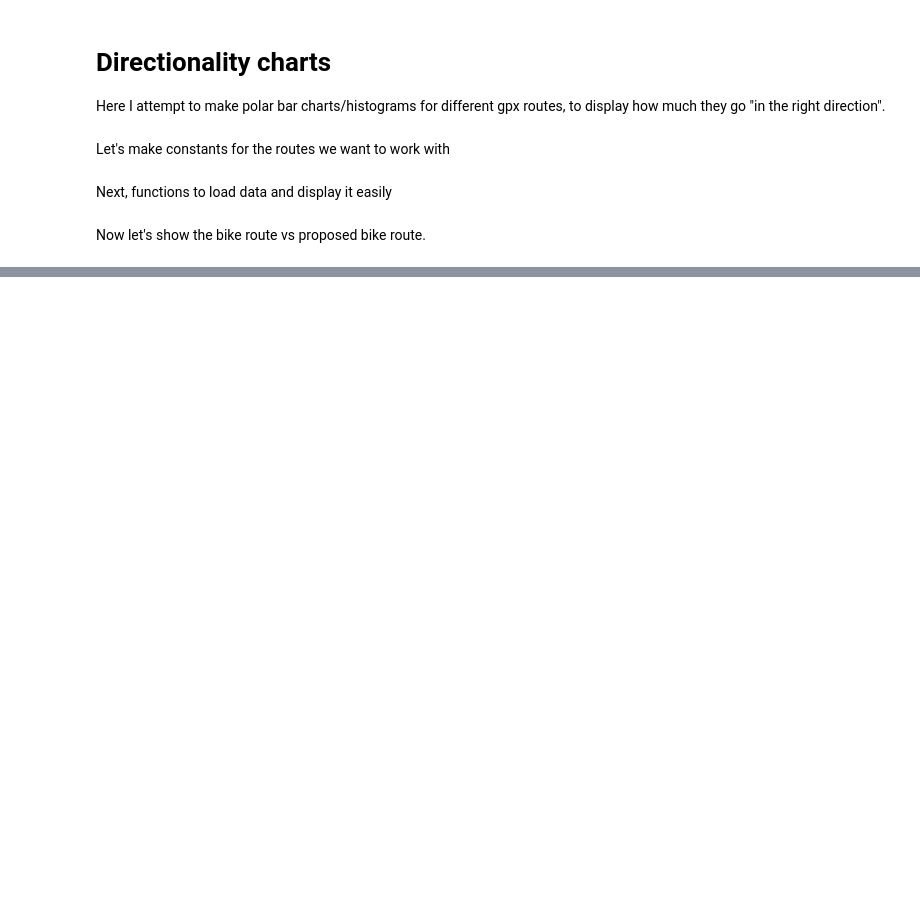
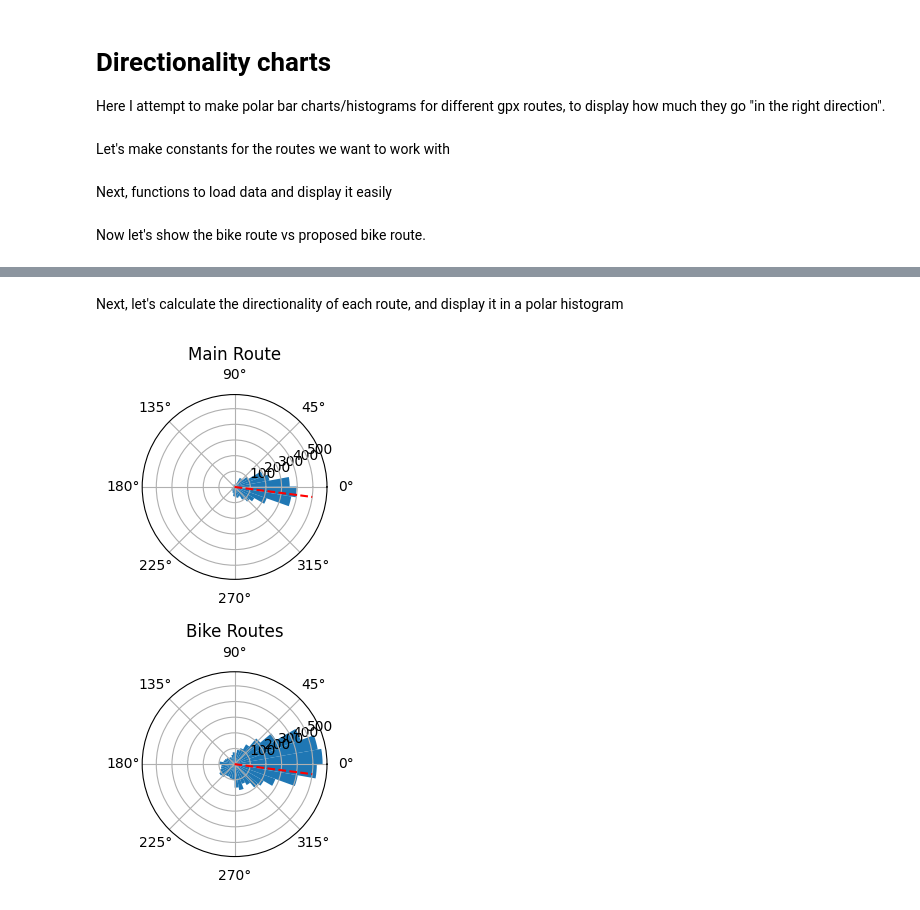
Before and after one commit to alifeee/blogtest, a Jupyter notebook: bike-to-cambridge/src/directionality.ipynb, the cells around one changed output, grey strips where cells are left out. Drawn from its saved outputs; the diff is of its cells as text; code cells hidden in the pictures; blank space fills up the shorter version.

Commit message:
calculate direction

```diff
--- a/bike-to-cambridge/src/directionality.ipynb
+++ b/bike-to-cambridge/src/directionality.ipynb
@@ -71,0 +68,75 @@ show_routes(x, y, ax=ax2)
+# %% [markdown]
+Next, let's calculate the directionality of each route, and display it in a polar histogram
+# %%
+def direction_of(x1: float, y1: float, x2: float, y2: float):
+    """Returns the direction of the line from (x1, y1) to (x2, y2) in radians
+    """
+    distance_x = x2 - x1
+    distance_y = y2 - y1
+    direction = numpy.arctan2(distance_y, distance_x)
+    return direction
+
+
+def directions_of(longs: list[float], lats: list[float]):
+    """Returns the directions of the lines between the points in the lists.
+    """
+    directions = []
+    for i in range(len(longs) - 1):
+        directions.append(direction_of(
+            longs[i], lats[i], longs[i + 1], lats[i + 1]))
+    return numpy.array(directions)
+
+
+def length_of(x1: float, y1: float, x2: float, y2: float):
+    """Returns the length of the line from (x1, y1) to (x2, y2)
+    """
+    distance_x = x2 - x1
+    distance_y = y2 - y1
+    length = numpy.sqrt(distance_x**2 + distance_y**2)
+    return length
+
+
+def length_ofs(longs: list[float], lats: list[float]):
+    """Returns the lengths of the lines between the points in the lists.
+    """
+    lengths = []
+    for i in range(len(longs) - 1):
+        lengths.append(length_of(
+            longs[i], lats[i], longs[i + 1], lats[i + 1]))
+    return numpy.array(lengths)
+
+
+done_directions_1 = directions_of(*done_coords_1)
+done_directions_2 = directions_of(*done_coords_2)
+done_directions_3 = directions_of(*done_coords_3)
+done_directions = numpy.concatenate(
+    [done_directions_1, done_directions_2, done_directions_3])
+proposed_directions = directions_of(*proposed_coords)
+
+done_lengths_1 = length_ofs(*done_coords_1)
+done_lengths_2 = length_ofs(*done_coords_2)
+done_lengths_3 = length_ofs(*done_coords_3)
+done_lengths = numpy.concatenate(
+    [done_lengths_1, done_lengths_2, done_lengths_3])
+proposed_lengths = length_ofs(*proposed_coords)
+
+CAMBDIRGE_DIRECTION = direction_of(*BIRMINGHAM_COORDS, *CAMBRIDGE_COORDS)
+
+fig = plt.figure(figsize=(6, 6))
+ax1 = fig.add_subplot(211, projection='polar')
+ax2 = fig.add_subplot(212, projection='polar', sharey=ax1)
+
+for ax, directions in zip([ax1, ax2],
+                          [proposed_directions, done_directions]):
+    ax.vlines(CAMBDIRGE_DIRECTION, 0, 500,
+              color='r', linestyle='--', alpha=0.5)
+    bins, edges = numpy.histogram(directions, bins=36)
+    ax.bar(edges[:-1], bins, width=2 * numpy.pi / 36, align='edge')
+
+ax1.set_title('Main Route')
+ax2.set_title('Bike Routes')
+
+plt.subplots_adjust(hspace=0.5)
+plt.show()
+# %% [output]
+[figure, added]
```
Also changed, not shown: parts of 5 cells of this notebook.
